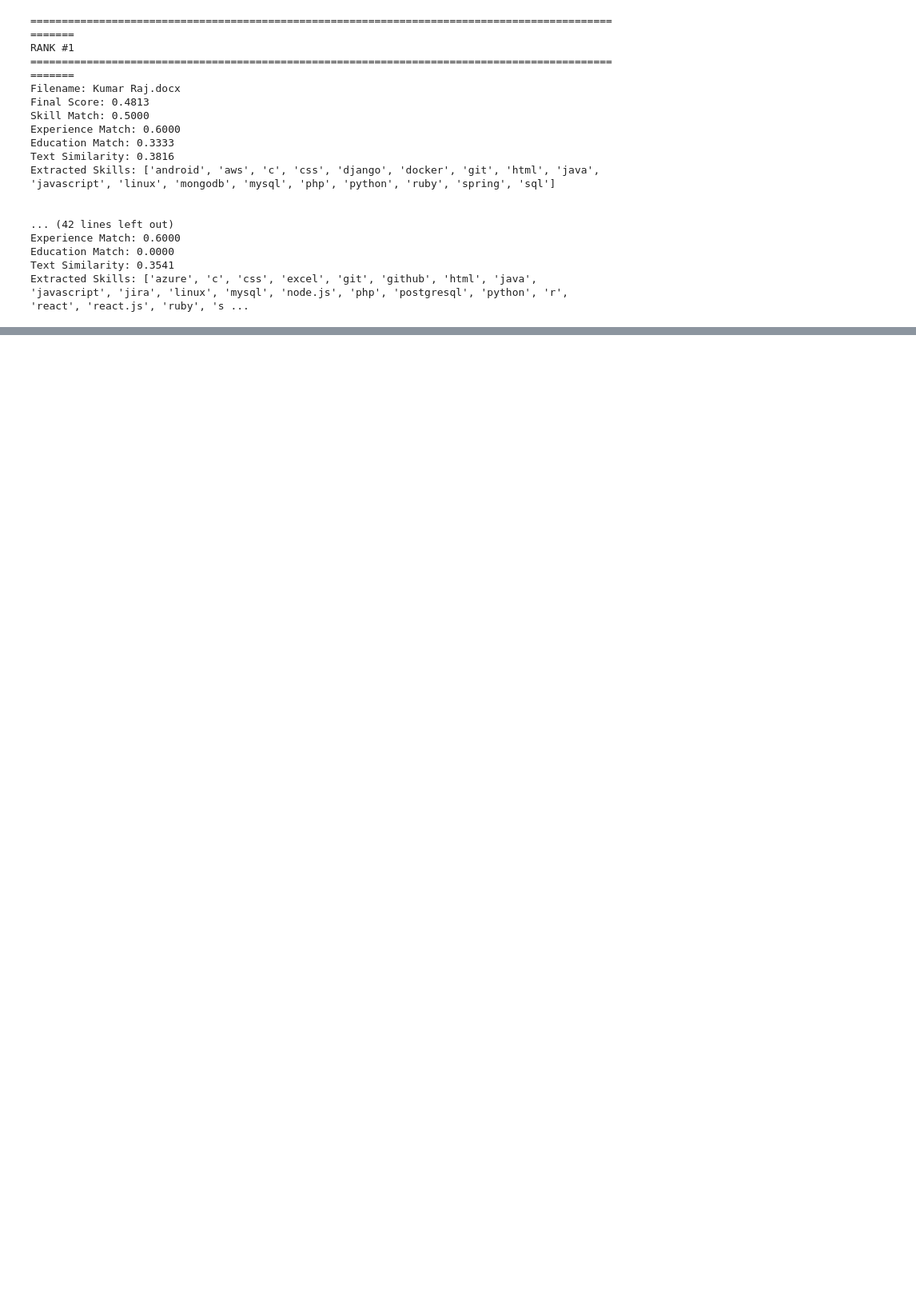
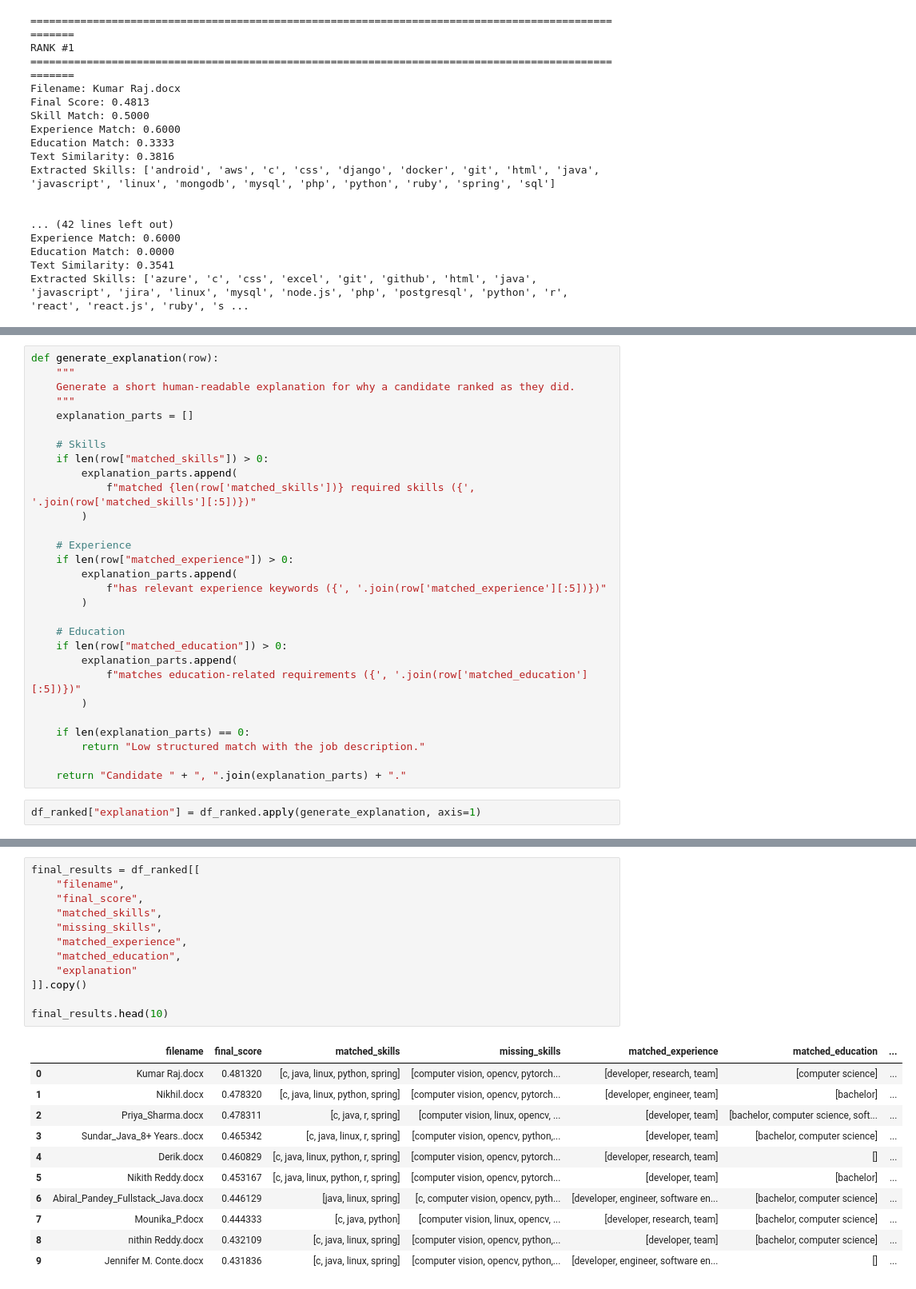
Before and after one commit to gracella12/ProjectPP_Kelompok4, a Jupyter notebook: pake-segmentasi.ipynb, the cells around one changed output, grey strips where cells are left out. Shown at 80% size. Drawn from its saved outputs; the diff is of its cells as text; blank space fills up the shorter version.

Commit message:
add Explainable Candidate Ranking

```diff
--- a/pake-segmentasi.ipynb
+++ b/pake-segmentasi.ipynb
@@ -894,0 +924,31 @@ Extracted Skills: ['azure', 'c', 'css', 'excel', 'git', 'github', 'html', 'java'
+# %%
+def generate_explanation(row):
+    """
+    Generate a short human-readable explanation for why a candidate ranked as they did.
+    """
+    explanation_parts = []
+
+    # Skills
+    if len(row["matched_skills"]) > 0:
+        explanation_parts.append(
+            f"matched {len(row['matched_skills'])} required skills ({', '.join(row['matched_skills'][:5])})"
+        )
+
+    # Experience
+    if len(row["matched_experience"]) > 0:
+        explanation_parts.append(
+            f"has relevant experience keywords ({', '.join(row['matched_experience'][:5])})"
+        )
+
+    # Education
+    if len(row["matched_education"]) > 0:
+        explanation_parts.append(
+            f"matches education-related requirements ({', '.join(row['matched_education'][:5])})"
+        )
+
+    if len(explanation_parts) == 0:
+        return "Low structured match with the job description."
+
+    return "Candidate " + ", ".join(explanation_parts) + "."
+# %%
+df_ranked["explanation"] = df_ranked.apply(generate_explanation, axis=1)
@@ -894,0 +1018,24 @@ Extracted Skills: ['azure', 'c', 'css', 'excel', 'git', 'github', 'html', 'java'
+# %%
+final_results = df_ranked[[
+    "filename",
+    "final_score",
+    "matched_skills",
+    "missing_skills",
+    "matched_experience",
+    "matched_education",
+    "explanation"
+]].copy()
+
+final_results.head(10)
+# %% [output]
+|  | filename | final_score | matched_skills | missing_skills | matched_experience | matched_education | ... |
+| 0 | Kumar Raj.docx | 0.481320 | [c, java, linux, python, spring] | [computer vision, opencv, pytorch... | [developer, research, team] | [computer science] | ... |
+| 1 | Nikhil.docx | 0.478320 | [c, java, linux, python, spring] | [computer vision, opencv, pytorch... | [developer, engineer, team] | [bachelor] | ... |
+| 2 | Priya_Sharma.docx | 0.478311 | [c, java, r, spring] | [computer vision, linux, opencv, ... | [developer, team] | [bachelor, computer science, soft... | ... |
+| 3 | Sundar_Java_8+ Years..docx | 0.465342 | [c, java, linux, r, spring] | [computer vision, opencv, python,... | [developer, team] | [bachelor, computer science] | ... |
+| 4 | Derik.docx | 0.460829 | [c, java, linux, python, r, spring] | [computer vision, opencv, pytorch... | [developer, research, team] | [] | ... |
+| 5 | Nikith Reddy.docx | 0.453167 | [c, java, linux, python, r, spring] | [computer vision, opencv, pytorch... | [developer, team] | [bachelor] | ... |
+| 6 | Abiral_Pandey_Fullstack_Java.docx | 0.446129 | [java, linux, spring] | [c, computer vision, opencv, pyth... | [developer, engineer, software en... | [bachelor, computer science] | ... |
+| 7 | Mounika_P.docx | 0.444333 | [c, java, python] | [computer vision, linux, opencv, ... | [developer, research, team] | [bachelor, computer science] | ... |
+| 8 | nithin Reddy.docx | 0.432109 | [c, java, linux, spring] | [computer vision, opencv, python,... | [developer, team] | [bachelor, computer science] | ... |
+| 9 | Jennifer M. Conte.docx | 0.431836 | [c, java, linux, spring] | [computer vision, opencv, python,... | [developer, engineer, software en... | [] | ... |
```
Also changed, not shown: parts of 10 cells of this notebook.
